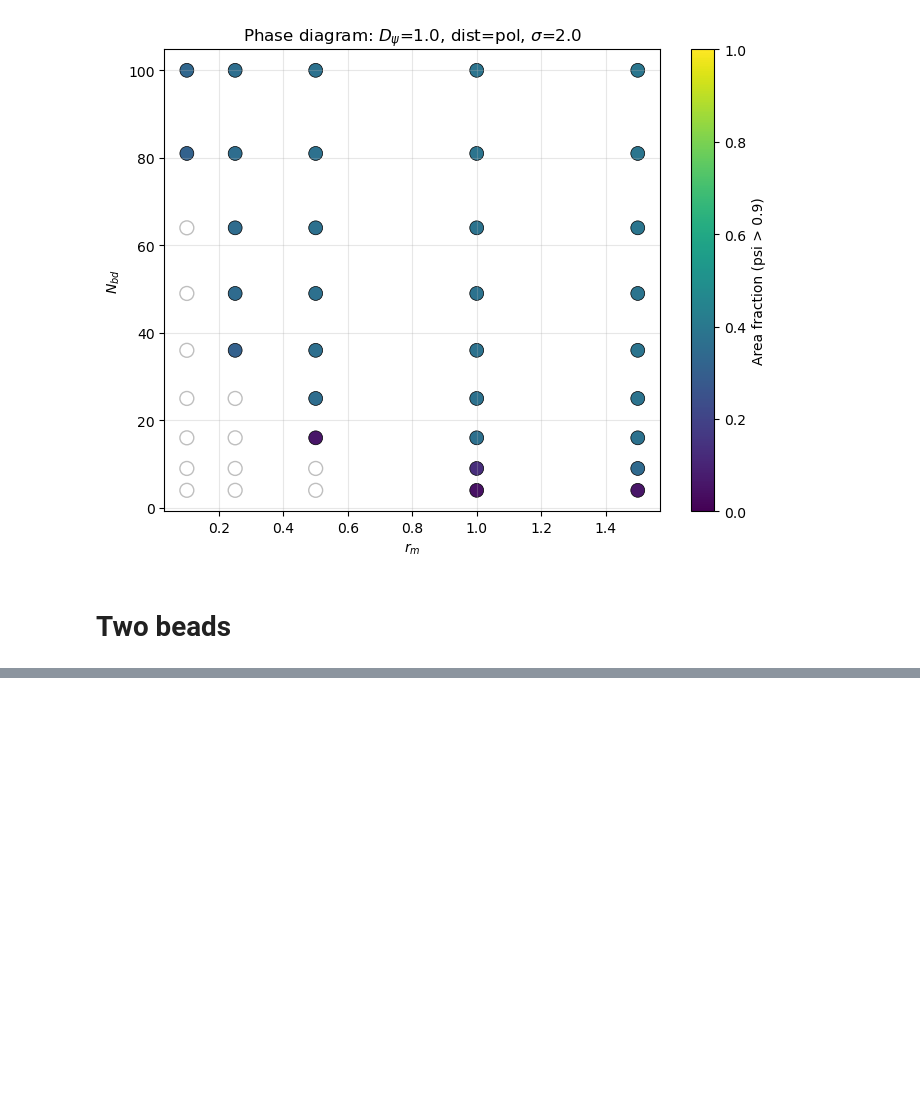
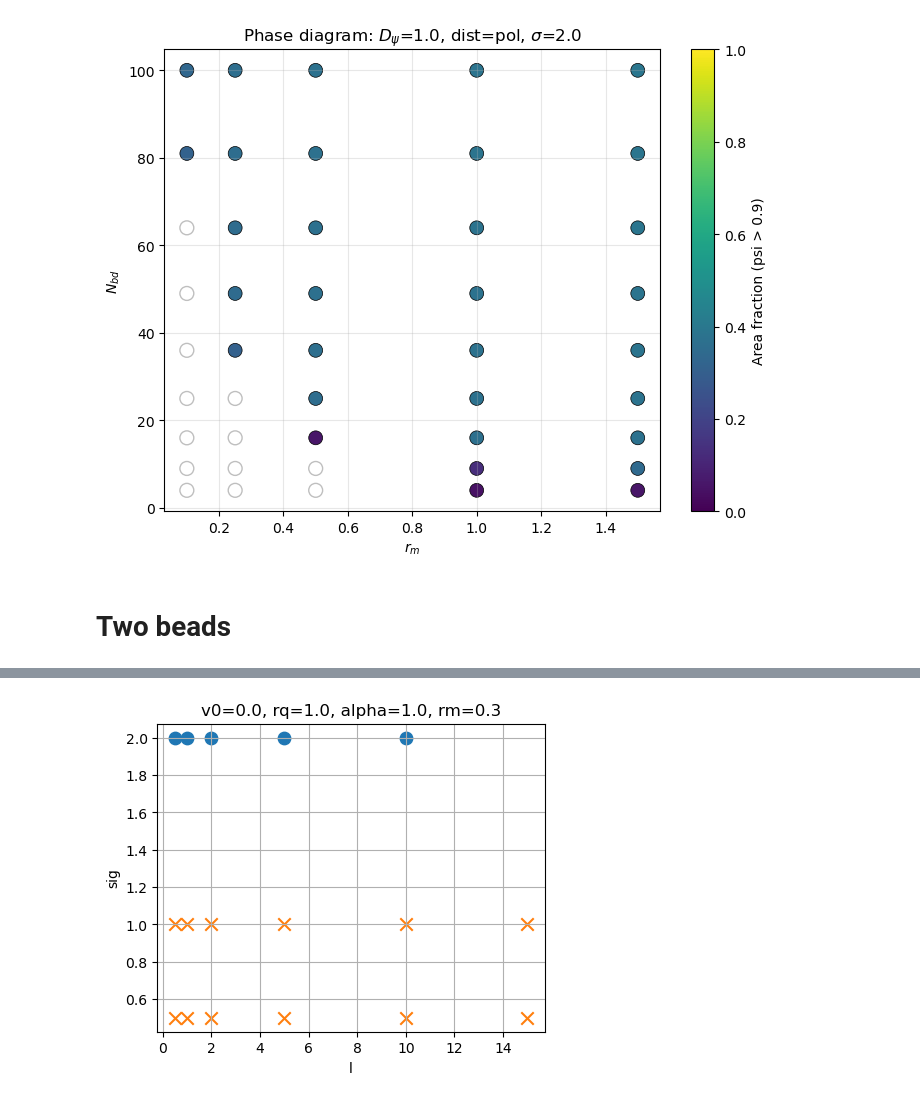
Before and after one commit to pvblop/Memory-Phase-Field-Models, a Jupyter notebook: equation_solver_bd_dist/analysis_sweep.ipynb, the cells around one changed output, grey strips where cells are left out. Saved outputs shown, nothing was run; the diff lists cells and outputs as text; code cells hidden in the pictures; blank space fills up the shorter version.

```diff
--- a/equation_solver_bd_dist/analysis_sweep.ipynb
+++ b/equation_solver_bd_dist/analysis_sweep.ipynb
@@ -401,0 +459,16 @@ def plot_phase_diagram_bead_only(df, d_psi, dist, sigma):
+# %%
+plot_binary_phase_scatter(
+    df,
+    x="l",
+    y="sig",
+    fixed={
+        "v0": 0.0,
+        "rq": 1.0,
+        "alpha": 1.0,
+        "rm": 0.3
+    }
+)
+
+plt.show()
+# %% [output]
+[figure, added]
```
Also changed, not shown: parts of 1 cell of this notebook, 1 other file.
